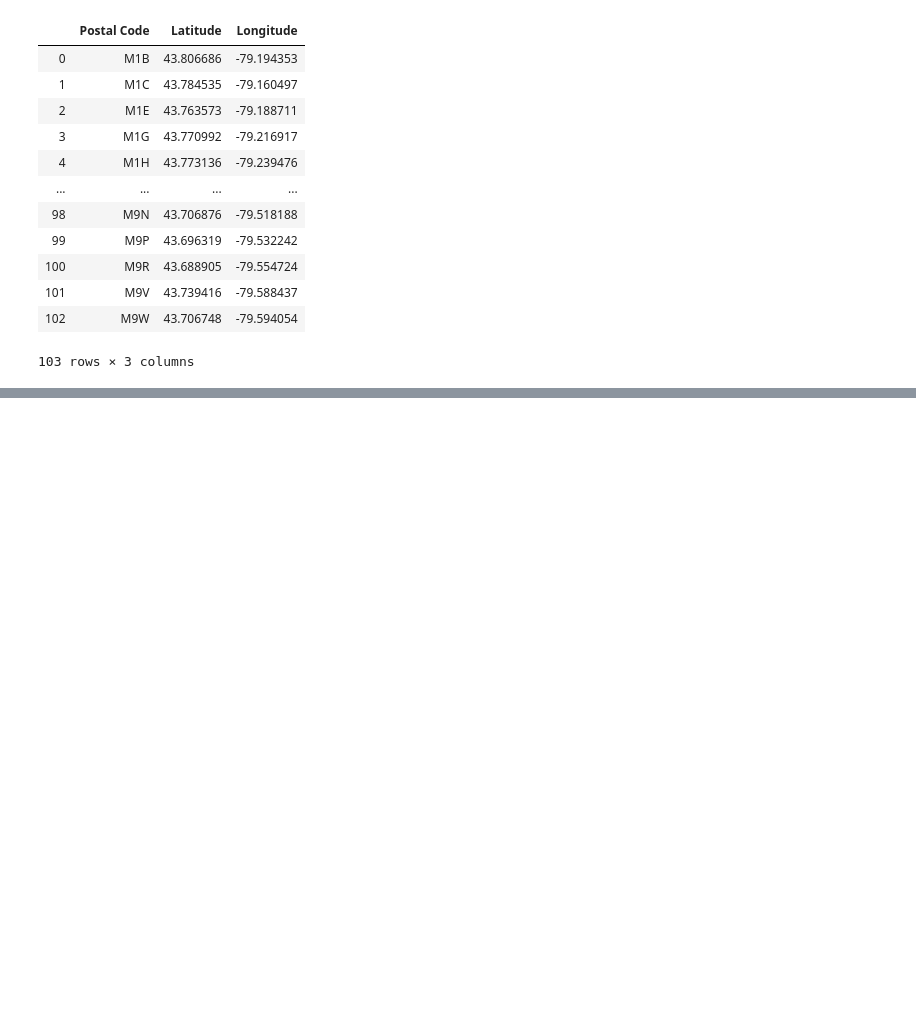
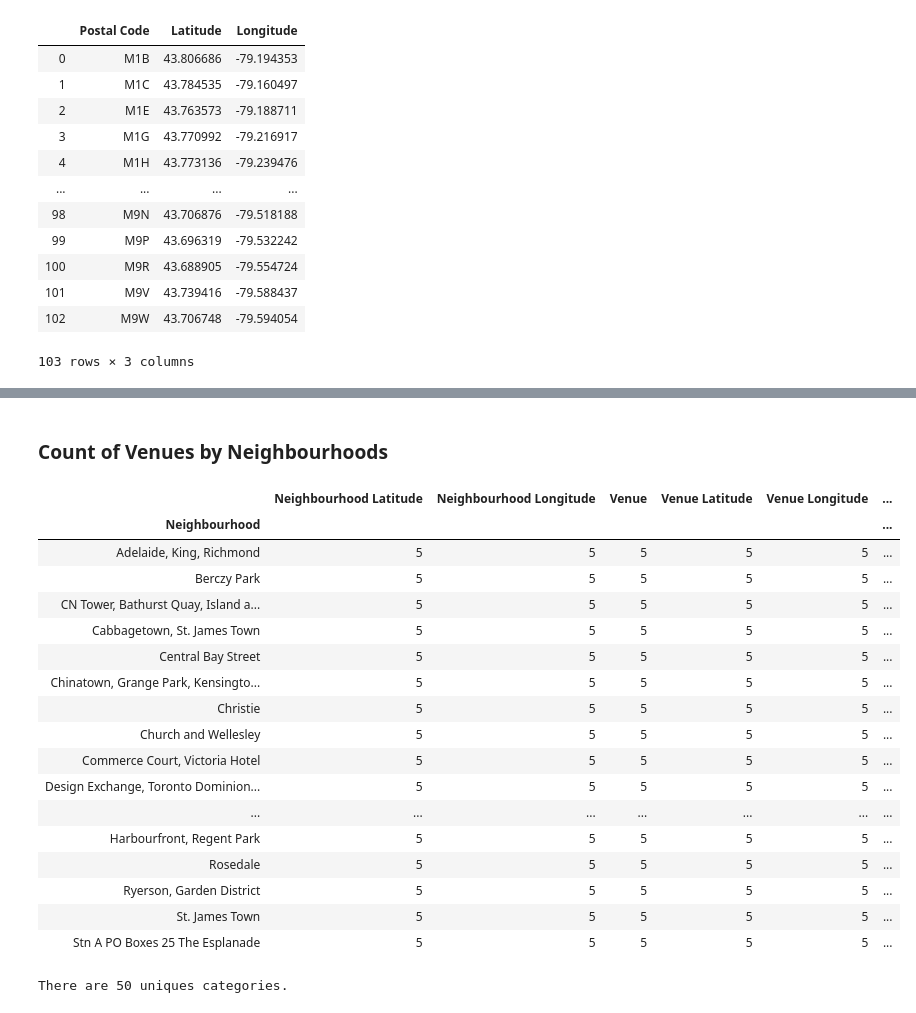
Before and after one commit to LRT-YASH/TestDSRepo, a Jupyter notebook: WK_3_Assignment.ipynb, the cells around one changed output, grey strips where cells are left out. Drawn from its saved outputs; the diff is of its cells as text; code cells hidden in the pictures; blank space fills up the shorter version.

```diff
--- a/WK_3_Assignment.ipynb
+++ b/WK_3_Assignment.ipynb
@@ -162,0 +232,12 @@ Solving environment: /
+# %%
+Toronto_data = T_neigh_df_full[T_neigh_df_full['Borough'] == 'Downtown Toronto'].reset_index(drop=True)
+Toronto_data.head()
+print(Toronto_data.loc[0, 'Neighbourhood'])
+neighbourhood_latitude = Toronto_data.loc[0, 'Latitude'] # neighborhood latitude value
+neighbourhood_longitude = Toronto_data.loc[0, 'Longitude'] # neighborhood longitude value
+
+neighbourhood_name = Toronto_data.loc[0, 'Neighbourhood'] # neighborhood name
+
+print('Latitude and longitude values of {} are {}, {}.'.format(neighbourhood_name,
+                                                               neighbourhood_latitude,
+                                                               neighbourhood_longitude))
@@ -162,0 +351,27 @@ Solving environment: /
+# %% [markdown]
+### Count of Venues by Neighbourhoods
+# %%
+Downtown_venues.groupby('Neighbourhood').count()
+# %% [output]
+|  | Neighbourhood Latitude | Neighbourhood Longitude | Venue | Venue Latitude | Venue Longitude | ... |
+| Neighbourhood |  |  |  |  |  | ... |
+| Adelaide, King, Richmond | 5 | 5 | 5 | 5 | 5 | ... |
+| Berczy Park | 5 | 5 | 5 | 5 | 5 | ... |
+| CN Tower, Bathurst Quay, Island a... | 5 | 5 | 5 | 5 | 5 | ... |
+| Cabbagetown, St. James Town | 5 | 5 | 5 | 5 | 5 | ... |
+| Central Bay Street | 5 | 5 | 5 | 5 | 5 | ... |
+| Chinatown, Grange Park, Kensingto... | 5 | 5 | 5 | 5 | 5 | ... |
+| Christie | 5 | 5 | 5 | 5 | 5 | ... |
+| Church and Wellesley | 5 | 5 | 5 | 5 | 5 | ... |
+| Commerce Court, Victoria Hotel | 5 | 5 | 5 | 5 | 5 | ... |
+| Design Exchange, Toronto Dominion... | 5 | 5 | 5 | 5 | 5 | ... |
+| ... | ... | ... | ... | ... | ... | ... |
+| Harbourfront, Regent Park | 5 | 5 | 5 | 5 | 5 | ... |
+| Rosedale | 5 | 5 | 5 | 5 | 5 | ... |
+| Ryerson, Garden District | 5 | 5 | 5 | 5 | 5 | ... |
+| St. James Town | 5 | 5 | 5 | 5 | 5 | ... |
+| Stn A PO Boxes 25 The Esplanade | 5 | 5 | 5 | 5 | 5 | ... |
+# %%
+print('There are {} uniques categories.'.format(len(Downtown_venues['Venue Category'].unique())))
+# %% [output]
+There are 50 uniques categories.
```
Also changed, not shown: parts of 33 cells of this notebook.
